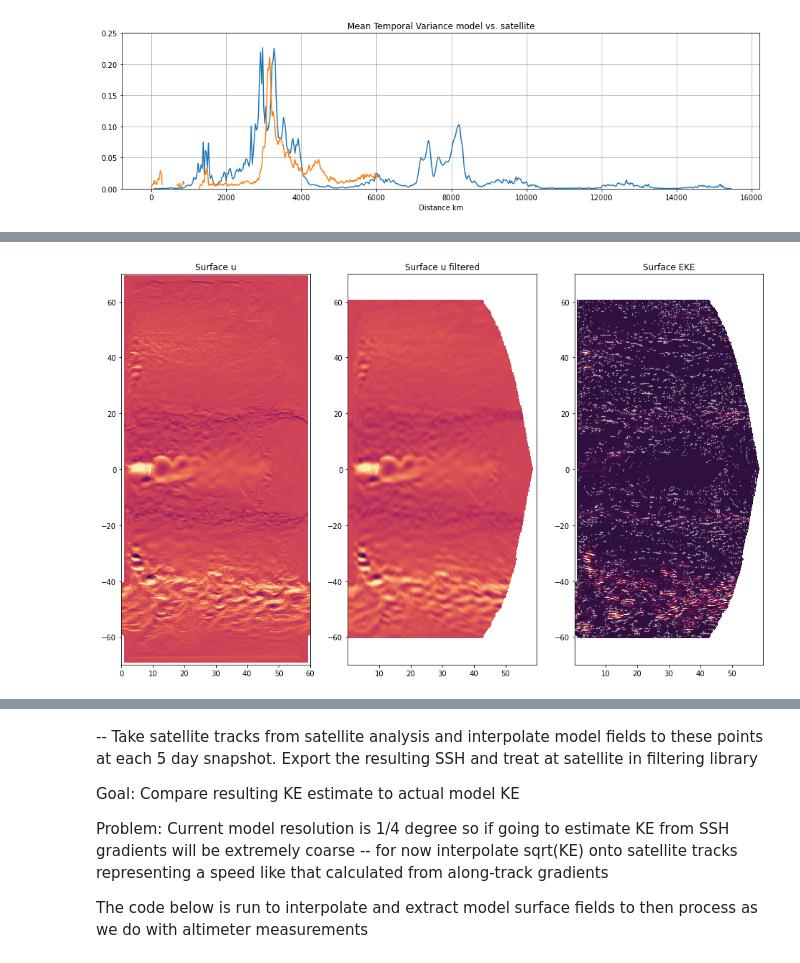
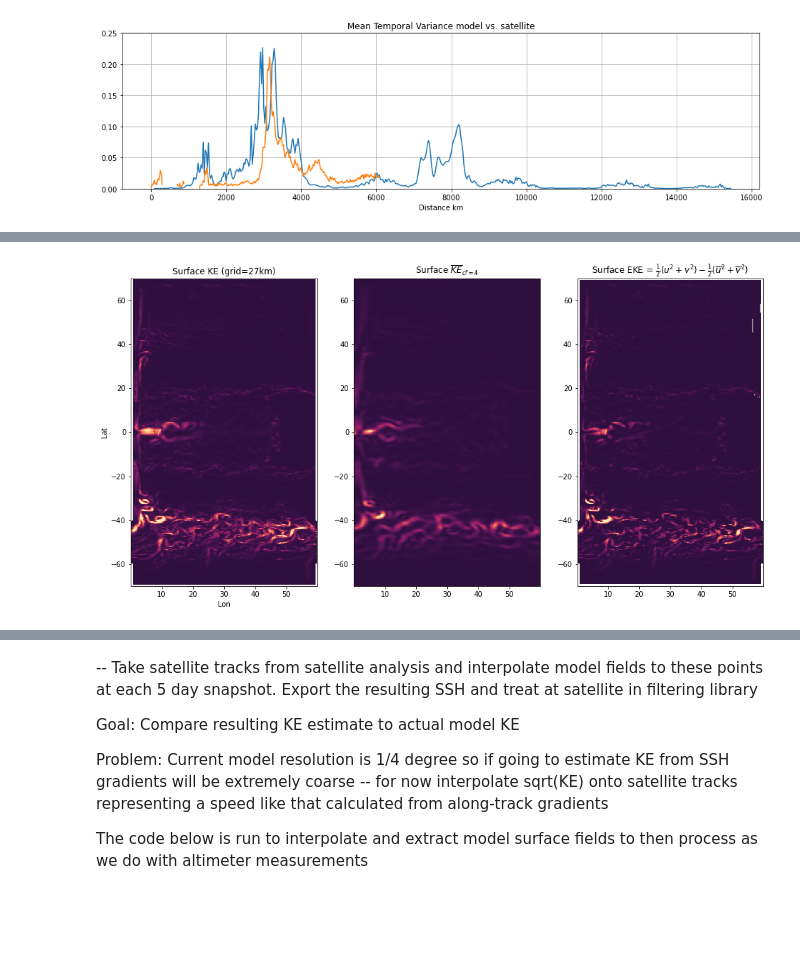
Before and after one commit to jakesteinberg/CPT, a Jupyter notebook: neverworld_snapshot.ipynb, the cells around one changed output, grey strips where cells are left out. Cells and saved outputs as stored; diff of their text form; code cells hidden in the pictures; blank space fills up the shorter version.

```diff
--- a/neverworld_snapshot.ipynb
+++ b/neverworld_snapshot.ipynb
@@ -112,7 +112,7 @@ for t in tqdm(range(len(time))):
 # %%
 # recheck Surface KE on xy grid
 t_i = 10
-f, (ax, ax2) = plt.subplots(1, 2, figsize=(15,12))
+f, (ax, ax2) = plt.subplots(1, 2, figsize=(15,11))
 levs = np.linspace(7*10**(-8), 7*10**(-1), 100)
 # levs = np.linspace(-2, 1, 100)
 # ax.pcolormesh(x1.xh, x1.yh, x1.KE.values[t_i, 0], cmap = cmocean.cm.matter_r, \
@@ -505,36 +554,51 @@ plt.show()
 # %%
 # flip back to lat/lon grid
-ke_filtered_latlon_grid = np.nan * np.ones((len(time), len(lat), len(lon)))
-for t in tqdm(range(10, 11)):
-    this_ke = ke_filtered[t, :, :]
+u_filtered_latlon_grid = np.nan * np.ones((len(time), len(lat), len(lon)))
+v_filtered_latlon_grid = np.nan * np.ones((len(time), len(lat), len(lon)))
+for t in tqdm(range(len(time))):
+    this_u = u_filtered[t, :, :]
+    this_v = v_filtered[t, :, :]
     for i in range(len(lat)):
-        good = np.where(~np.isnan(this_ke[i, :]))[0]
+        good = np.where(~np.isnan(this_u[i, :]))[0]
+        good_v = np.where(~np.isnan(this_v[i, :]))[0]
         if len(good) > 5:
             this_xyog_i = np.where(dist_lon_sum[i, :] <= np.nanmax(x_grid[good]))[0]  # put back onto og xy
             this_xyog = dist_lon_sum[i, this_xyog_i]
-            ke_filtered_latlon_grid[t, i, this_xyog_i] = np.interp(this_xyog, x_grid[good], this_ke[i, good])
+            u_filtered_latlon_grid[t, i, this_xyog_i] = np.interp(this_xyog, x_grid[good], this_u[i, good])
+        if len(good_v) > 5:
+            this_xyog_i = np.where(dist_lon_sum[i, :] <= np.nanmax(x_grid[good]))[0]  # put back onto og xy
+            this_xyog = dist_lon_sum[i, this_xyog_i]
+            v_filtered_latlon_grid[t, i, this_xyog_i] = np.interp(this_xyog, x_grid[good], this_v[i, good])
 # %%
 t_i = 10
-f, (ax, ax2, ax3) = plt.subplots(1, 3, figsize=(16,10))
+f, (ax, ax2, ax3) = plt.subplots(1, 3, figsize=(16,8))
 levs = np.linspace(7*10**(-8), 7*10**(-1), 100)
-levs = np.linspace(-1, 1, 100)
-ax.pcolormesh(x1.xq, x1.yh, x1.u.values[t_i, 0], cmap = cmocean.cm.matter_r, \
+# levs = np.linspace(-1, 1, 100)
+ax.pcolormesh(x1.xh, x1.yh, x1.KE.values[t_i, 0], cmap = cmocean.cm.matter_r, \
               zorder=0, vmin=levs[0], vmax=levs[-1])
-ax.set_title('Surface u')
-ax2.pcolormesh(x1.xh, x1.yh, ke_filtered_latlon_grid[t, :, :], cmap = cmocean.cm.matter_r, \
-              zorder=0, vmin=levs[0], vmax=levs[-1])
-ax2.set_title('Surface u filtered')
+ax.set_title('Surface KE (grid=' + str(np.int(dxMin/1000)) + 'km)')
+ax.set_xlabel('Lon')
+ax.set_ylabel('Lat')
 
-levs = np.linspace(0, .15, 100)
-# ax3.pcolormesh(x1.xh, x1.yh, x1.KE.values[t_i, 0] - ke_filtered_latlon_grid[t, :, :], cmap = cmocean.cm.matter_r, \
-#               zorder=0, vmin=levs[0], vmax=levs[-1])
-ax3.pcolormesh(x1.xh, x1.yh, (u_reg[t_i, :, :] - ke_filtered_latlon_grid[t, :, :])**2, \
+ax2.pcolormesh(x1.xh, x1.yh, \
+               (0.5)*(u_filtered_latlon_grid[t, :, :]**2 + v_filtered_latlon_grid[t, :, :]**2), \
                cmap = cmocean.cm.matter_r, zorder=0, vmin=levs[0], vmax=levs[-1])
-ax3.set_title('Surface EKE')
-eke = (((u_reg[t_i, :, :] - ke_filtered_latlon_grid[t, :, :])**2)/(u_reg[t_i, :, :]**2)).flatten()
-eke_neg = np.where(eke > 10)[0]
+ax2.set_title('Surface $\overline{KE}_{cf=4}$')
+
+ke_0 = (0.5)*(u_reg[t_i, :, :]**2 + v_reg[t_i, :, :]**2)
+filt_ke = (0.5)*(u_filtered_latlon_grid[t, :, :]**2 + v_filtered_latlon_grid[t, :, :]**2)
+eke = ke_0 - filt_ke
+ax3.pcolormesh(x1.xh, x1.yh, eke, cmap = cmocean.cm.matter_r, zorder=0, vmin=levs[0], vmax=levs[-1])
+ax3.set_title(r'Surface EKE = $\frac{1}{2}(u^2 + v^2) - \frac{1}{2}(\overline{u}^2 + \overline{v}^2)$')
+
+ke_0_all = (0.5)*(u_reg**2 + v_reg**2)
+filt_ke_all = (0.5)*(u_filtered_latlon_grid**2 + v_filtered_latlon_grid**2)
+eke_all = ke_0_all - filt_ke_all
+eke_rat = ((np.nanmean(ke_0_all, axis=0) - np.nanmean(eke_all, axis=0))/(np.nanmean(ke_0_all, axis=0))).flatten()
+eke_neg = np.where(eke_rat > 10)[0]
 Lon, Lat = np.meshgrid(lon, lat)
-ax3.scatter(Lon.flatten()[eke_neg], Lat.flatten()[eke_neg], color='#D3D3D3', s=0.1)
+ax3.scatter(Lon.flatten()[eke_neg], Lat.flatten()[eke_neg], color='#F5FFFA', s=.1)
 plt.show()
+# f.savefig('/Users/jakesteinberg/Desktop/neverworld_eke_cf4', dpi=400)
 # %% [output]
-[figure, old version]
+[figure, new version]
```
Also changed, not shown: parts of 15 cells of this notebook.
